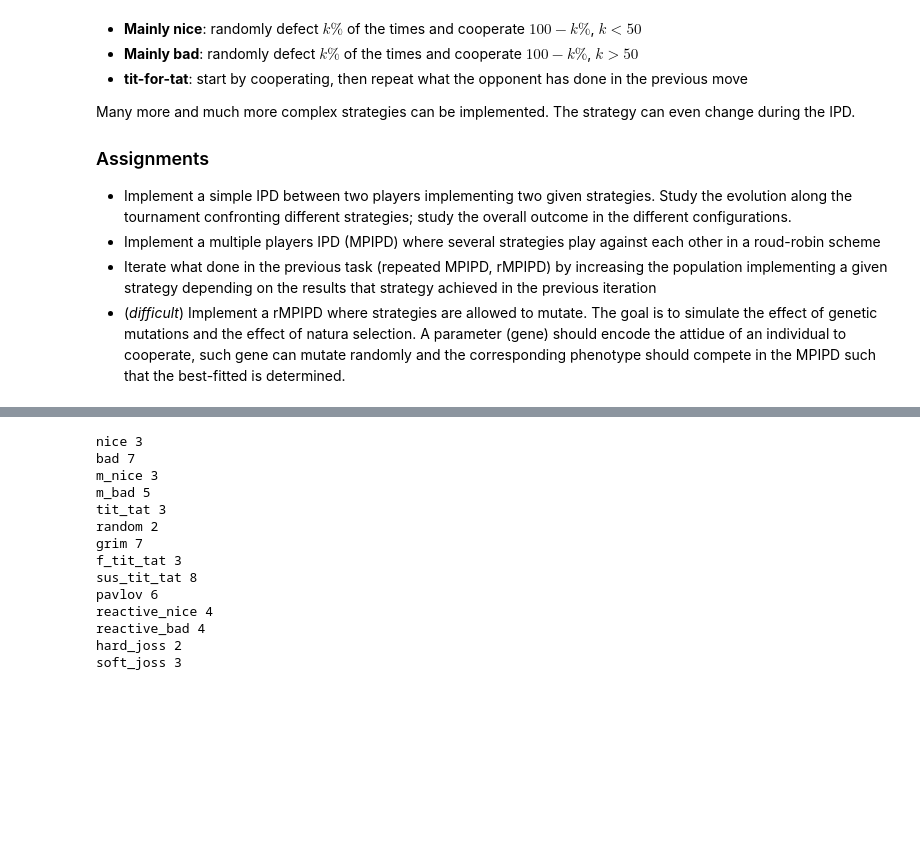
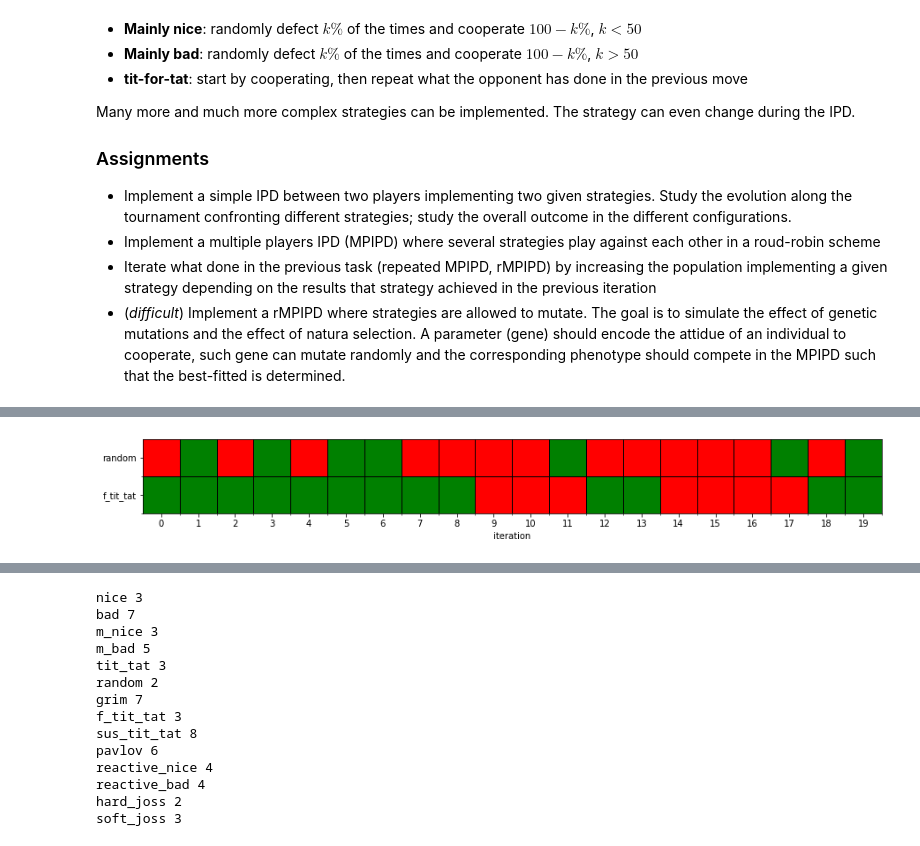
Before and after one commit to luca430/prisoner_dilemma, a Jupyter notebook: Project.ipynb, the cells around one changed output, grey strips where cells are left out. Cells and saved outputs as stored; diff of their text form; code cells hidden in the pictures; blank space fills up the shorter version.

```diff
--- a/Project.ipynb
+++ b/Project.ipynb
@@ -118,3 +118,7 @@ display(df)
+# %%
+p1, p2 = pris_dil.fight('random','f_tit_tat',N=20,graph=True,step_by_step=True)
+# %% [output]
+[figure, added]
 # %%
 #Point 2)
 
```
Also changed, not shown: parts of 2 cells of this notebook, 6 other files.
